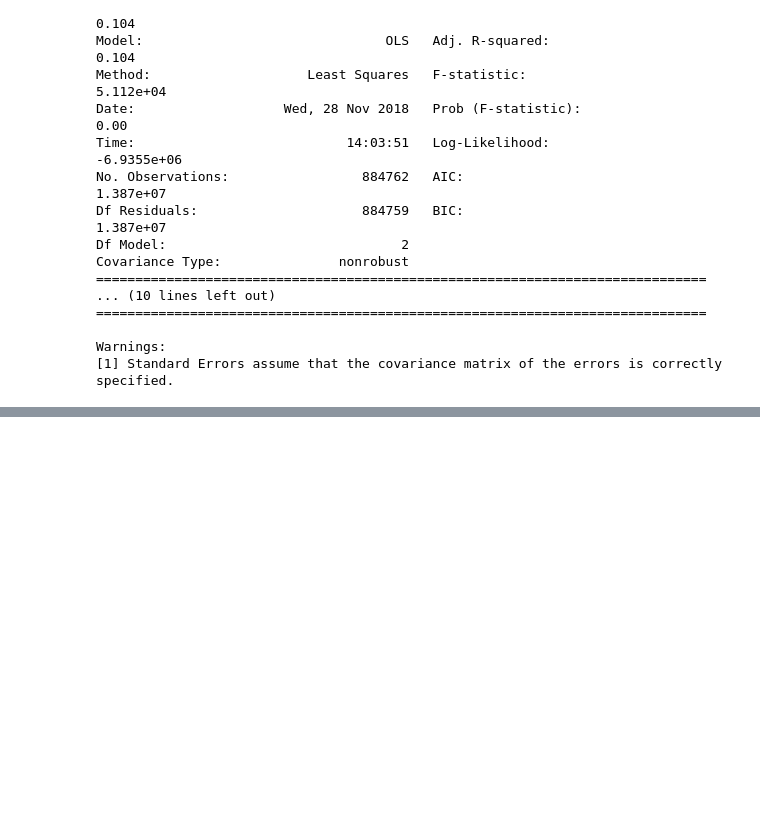
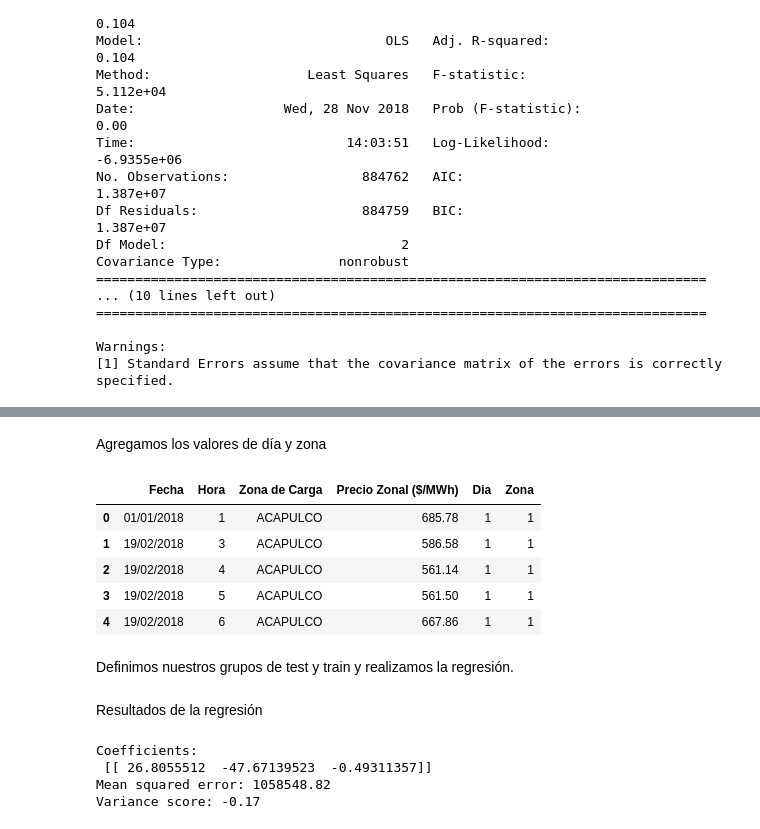
Before and after one commit to HomerMadriz/EnergyPred, a Jupyter notebook: Proyecto Avanzada.ipynb, the cells around one changed output, grey strips where cells are left out. Saved outputs shown, nothing was run; the diff lists cells and outputs as text; code cells hidden in the pictures; blank space fills up the shorter version.

Commit message:
Regresión Multivariable 3

```diff
--- a/Proyecto Avanzada.ipynb
+++ b/Proyecto Avanzada.ipynb
@@ -457,0 +462,27 @@ Warnings:
+# %%
+def agregarDia(dfFilt):
+    dia=[] #serie donde coloco todo lo que voy a adicionar en la columna
+    for index,row in dfFilt.iterrows():
+        dia.append(date.isoweekday(dt.strptime(row['Fecha'],'%d/%m/%Y')))
+    #https://pandas.pydata.org/pandas-docs/stable/merging.html
+    sdia=pd.Series(dia, name='Dia')
+    dfFilt = pd.concat([dfFilt, sdia], axis=1)
+    return dfFilt
+
+def agregarZona(dfFilt):
+    zona=[] #serie donde coloco todo lo que voy a adicionar en la columna
+
+    dfFilt = dfFilt.sort_values(by = ['Zona de Carga'])
+    dfFilt = dfFilt.reset_index(drop= True)
+    n = 1
+    prev = dfFilt['Zona de Carga'][0]
+    for index,row in dfFilt.iterrows():
+        if row['Zona de Carga'] != prev:
+            n += 1
+            prev = row['Zona de Carga']
+        zona.append(n)
+
+    #https://pandas.pydata.org/pandas-docs/stable/merging.html
+    szona=pd.Series(zona, name='Zona')
+    dfFilt = pd.concat([dfFilt, szona], axis=1)
+    return dfFilt
@@ -457,0 +491,3 @@ Warnings:
+# %%
+df2017m3 = pd.read_csv("Datos2017.csv", engine='python')
+df2018m3 = pd.read_csv("Datos2018.csv", engine = 'python')
@@ -457,0 +507,19 @@ Warnings:
+# %% [markdown]
+Agregamos los valores de día y zona
+# %%
+dfFilt17m3 = agregarDia(dfFilt17m3)
+dfFilt18m3 = agregarDia(dfFilt18m3)
+
+dfFilt17m3 = agregarZona(dfFilt17m3)
+dfFilt18m3 = agregarZona(dfFilt18m3)
+
+dfFilt18m3.head()
+# %% [output]
+|  | Fecha | Hora | Zona de Carga | Precio Zonal ($/MWh) | Dia | Zona |
+| 0 | 01/01/2018 | 1 | ACAPULCO | 685.78 | 1 | 1 |
+| 1 | 19/02/2018 | 3 | ACAPULCO | 586.58 | 1 | 1 |
+| 2 | 19/02/2018 | 4 | ACAPULCO | 561.14 | 1 | 1 |
+| 3 | 19/02/2018 | 5 | ACAPULCO | 561.50 | 1 | 1 |
+| 4 | 19/02/2018 | 6 | ACAPULCO | 667.86 | 1 | 1 |
+# %% [markdown]
+Definimos nuestros grupos de test y train y realizamos la regresión.
@@ -457,0 +537,15 @@ Warnings:
+# %% [markdown]
+Resultados de la regresión
+# %%
+# The coefficients
+print('Coefficients: \n', regr.coef_)
+# The mean squared error
+print("Mean squared error: %.2f"
+      % mean_squared_error(df_y_testm3, df_y_predm3))
+# Explained variance score: 1 is perfect prediction
+print('Variance score: %.2f' % r2_score(df_y_testm3, df_y_predm3))
+# %% [output]
+Coefficients:
+ [[ 26.8055512  -47.67139523  -0.49311357]]
+Mean squared error: 1058548.82
+Variance score: -0.17
```
Also changed, not shown: parts of 13 cells of this notebook.
